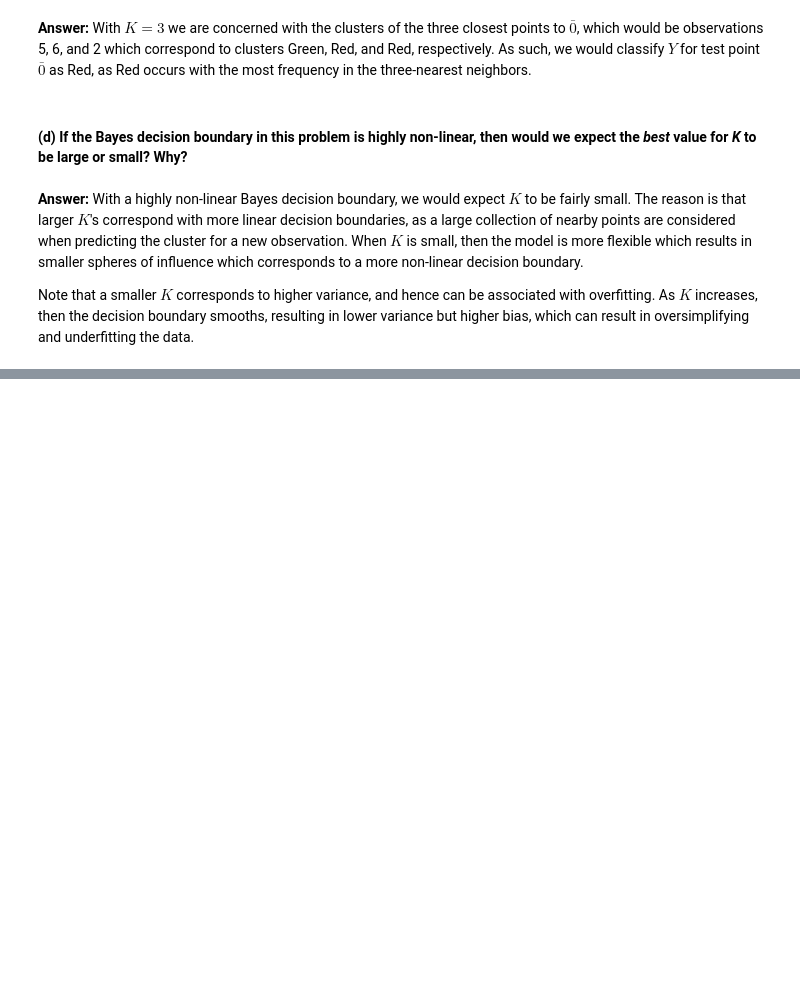
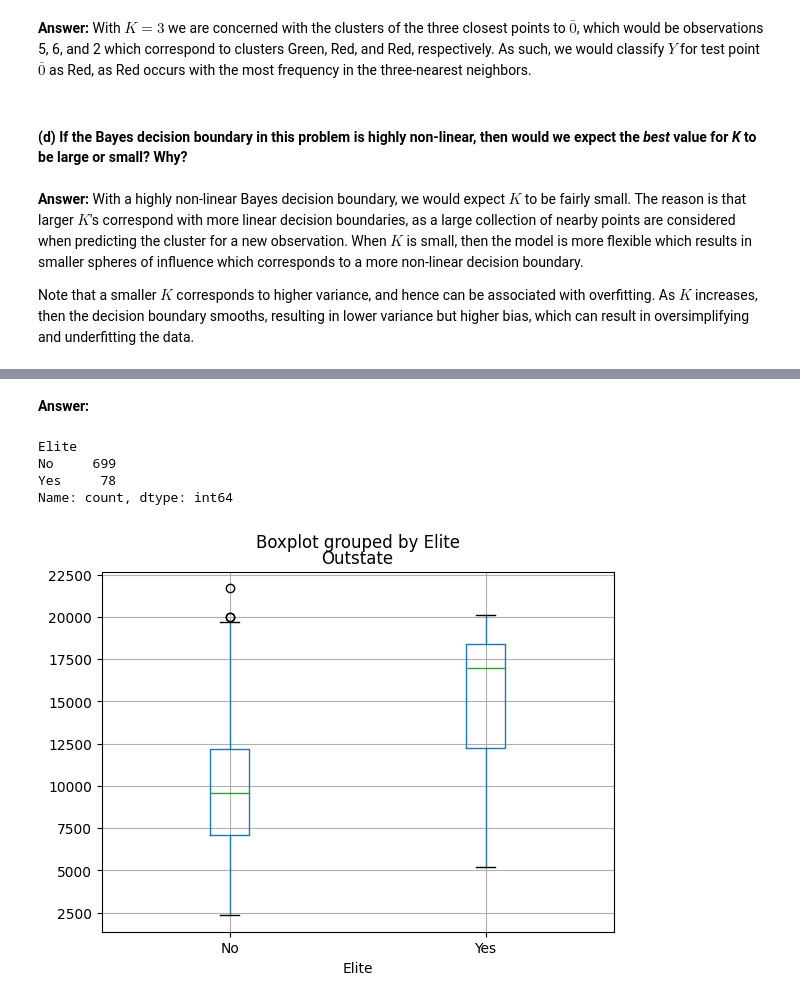
Before and after one commit to justingroves/ISLP, a Jupyter notebook: Jupyter Labs/Chapter 2 Statistical Learning/2.4 Exercises.ipynb, the cells around one changed output, grey strips where cells are left out. Saved outputs shown, nothing was run; the diff lists cells and outputs as text; code cells hidden in the pictures; blank space fills up the shorter version.

```diff
--- a/Jupyter Labs/Chapter 2 Statistical Learning/2.4 Exercises.ipynb
+++ b/Jupyter Labs/Chapter 2 Statistical Learning/2.4 Exercises.ipynb
@@ -323,0 +449,16 @@ Note that a smaller $K$ corresponds to higher variance, and hence can be associa
+# %% [markdown]
+**Answer:**
+# %%
+# See how many elite universities there are
+college['Elite'].value_counts()
+# %% [output]
+Elite
+No     699
+Yes     78
+Name: count, dtype: int64
+# %%
+# Produce side-by-side boxplots of Outstate verses Elite
+college.boxplot(column='Outstate', by='Elite')
+plt.show()
+# %% [output]
+[figure, added]
```
Also changed, not shown: parts of 32 cells of this notebook.
